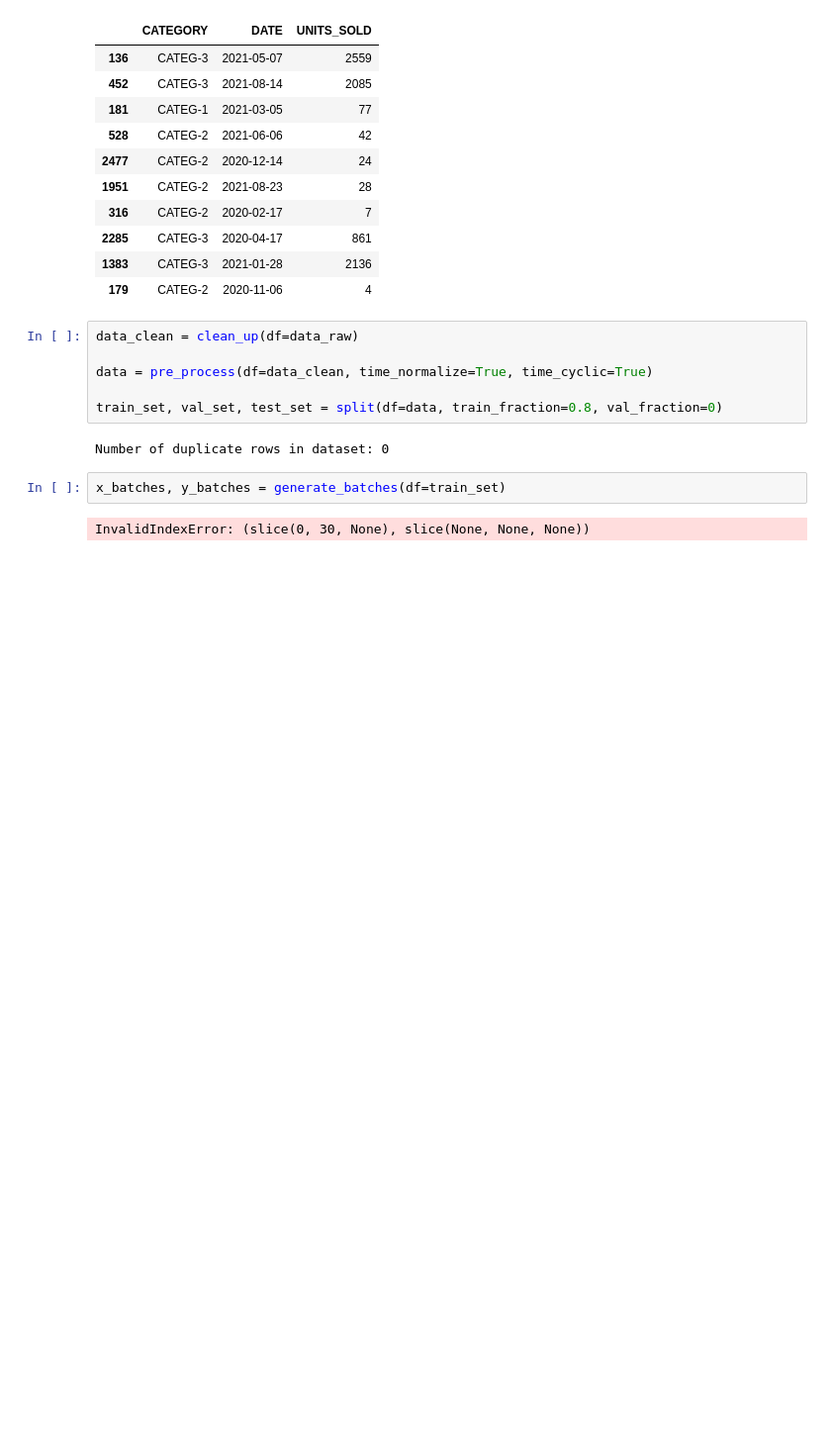
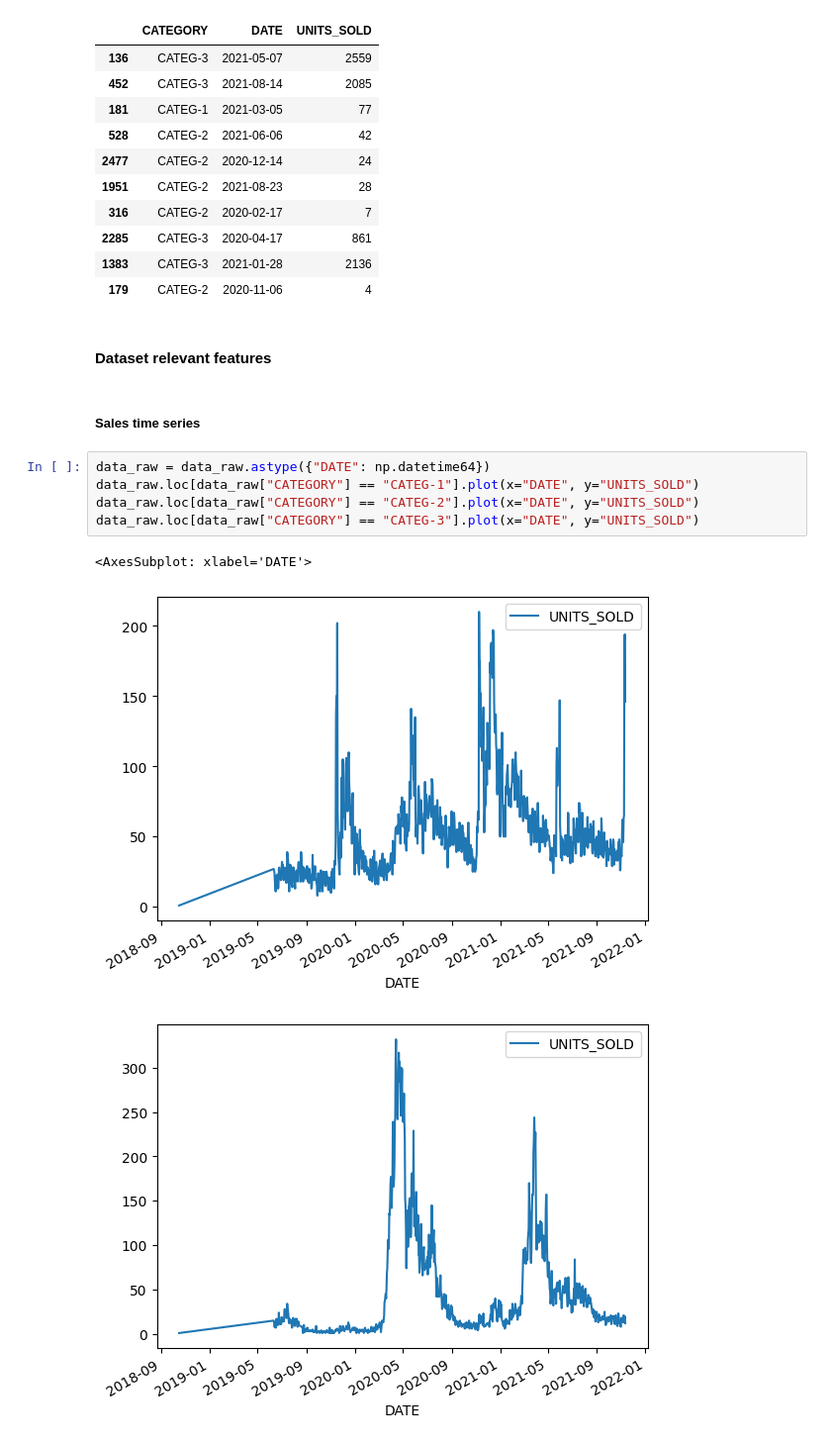
Before and after one commit to ldarre/ml_tech_challenge, a Jupyter notebook: Part-4/forecasting.ipynb, the cells around one changed output. Shown at 99% size. Saved outputs shown, nothing was run; the diff lists cells and outputs as text; blank space fills up the shorter version.

```diff
--- a/Part-4/forecasting.ipynb
+++ b/Part-4/forecasting.ipynb
@@ -197,15 +342,16 @@ Dataset sample:
 | 2285 | CATEG-3 | 2020-04-17 | 861 |
 | 1383 | CATEG-3 | 2021-01-28 | 2136 |
 | 179 | CATEG-2 | 2020-11-06 | 4 |
-# %%
-data_clean = clean_up(df=data_raw)
-
-data = pre_process(df=data_clean, time_normalize=True, time_cyclic=True)
-
-train_set, val_set, test_set = split(df=data, train_fraction=0.8, val_fraction=0)
-# %% [output]
-Number of duplicate rows in dataset: 0
-# %%
-x_batches, y_batches = generate_batches(df=train_set)
-# %% [output]
-InvalidIndexError: (slice(0, 30, None), slice(None, None, None))
+# %% [markdown]
+#### Dataset relevant features
+# %% [markdown]
+##### Sales time series
+# %%
+data_raw = data_raw.astype({"DATE": np.datetime64})
+data_raw.loc[data_raw["CATEGORY"] == "CATEG-1"].plot(x="DATE", y="UNITS_SOLD")
+data_raw.loc[data_raw["CATEGORY"] == "CATEG-2"].plot(x="DATE", y="UNITS_SOLD")
+data_raw.loc[data_raw["CATEGORY"] == "CATEG-3"].plot(x="DATE", y="UNITS_SOLD")
+# %% [output]
+<AxesSubplot: xlabel='DATE'>
+[figure, added]
+[figure, added]
```
Also changed, not shown: parts of 18 cells of this notebook.
